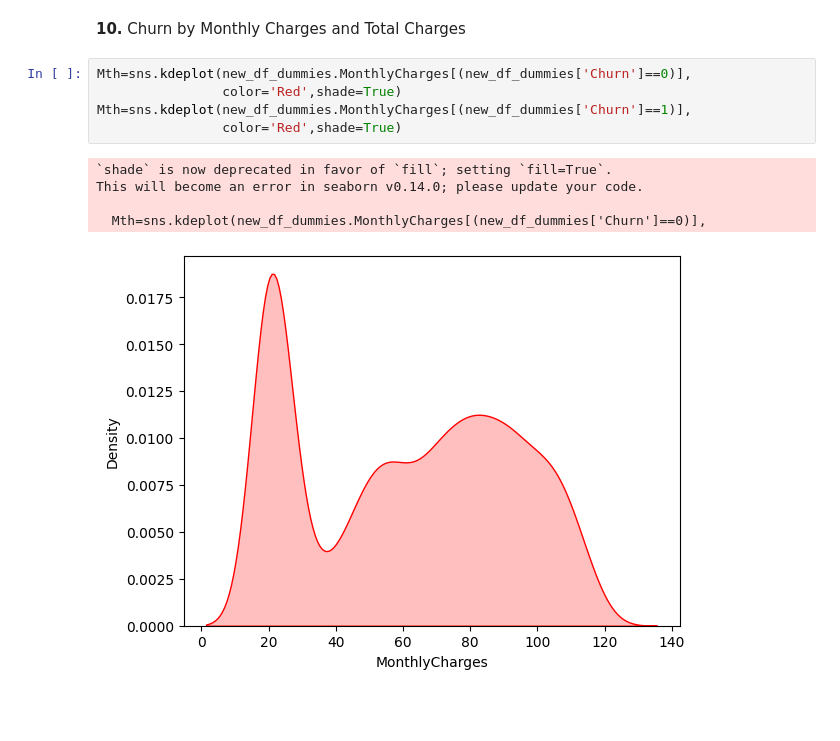
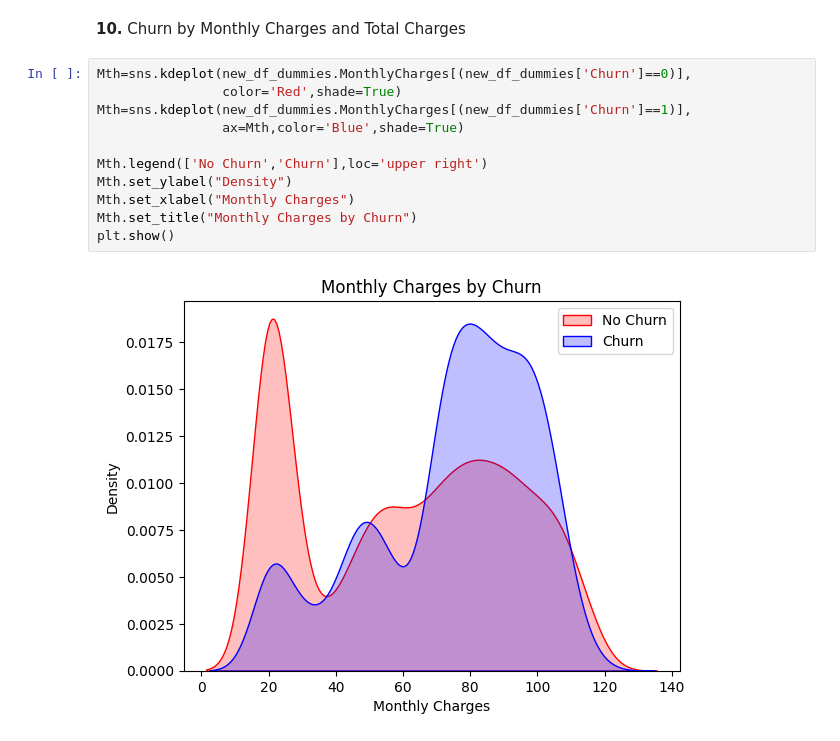
Before and after one commit to mdzaheerjk/Telecom-Customer-Churn-Prediction-using-Machine-Learning, a Jupyter notebook: Notebooks/EDA.ipynb, the cells around one changed output. Saved outputs shown, nothing was run; the diff lists cells and outputs as text; blank space fills up the shorter version.

```diff
--- a/Notebooks/EDA.ipynb
+++ b/Notebooks/EDA.ipynb
@@ -487,11 +489,13 @@ Total Charges increase as Monthly Charges increase - as expected.
 # %%
 Mth=sns.kdeplot(new_df_dummies.MonthlyCharges[(new_df_dummies['Churn']==0)],
                 color='Red',shade=True)
 Mth=sns.kdeplot(new_df_dummies.MonthlyCharges[(new_df_dummies['Churn']==1)],
-                color='Red',shade=True)
+                ax=Mth,color='Blue',shade=True)
+
+Mth.legend(['No Churn','Churn'],loc='upper right')
+Mth.set_ylabel("Density")
+Mth.set_xlabel("Monthly Charges")
+Mth.set_title("Monthly Charges by Churn")
+plt.show()
 # %% [output]
-`shade` is now deprecated in favor of `fill`; setting `fill=True`.
-This will become an error in seaborn v0.14.0; please update your code.
-
-  Mth=sns.kdeplot(new_df_dummies.MonthlyCharges[(new_df_dummies['Churn']==0)],
-[figure, old version]
+[figure, new version]
```
Also changed, not shown: parts of 11 cells of this notebook.
